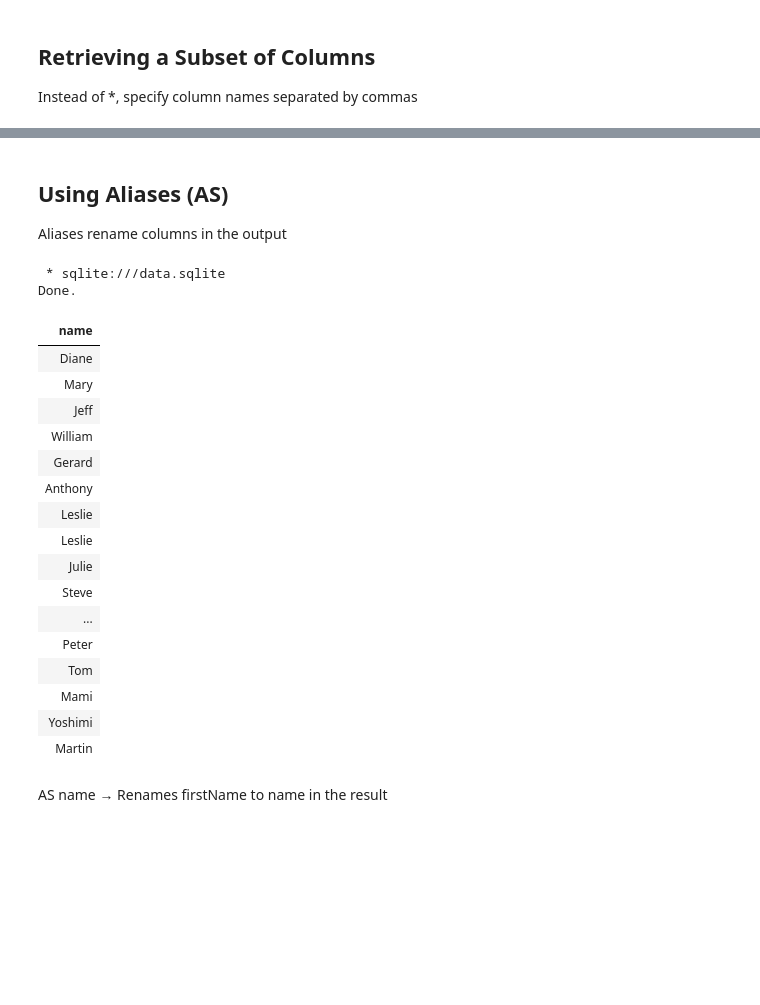
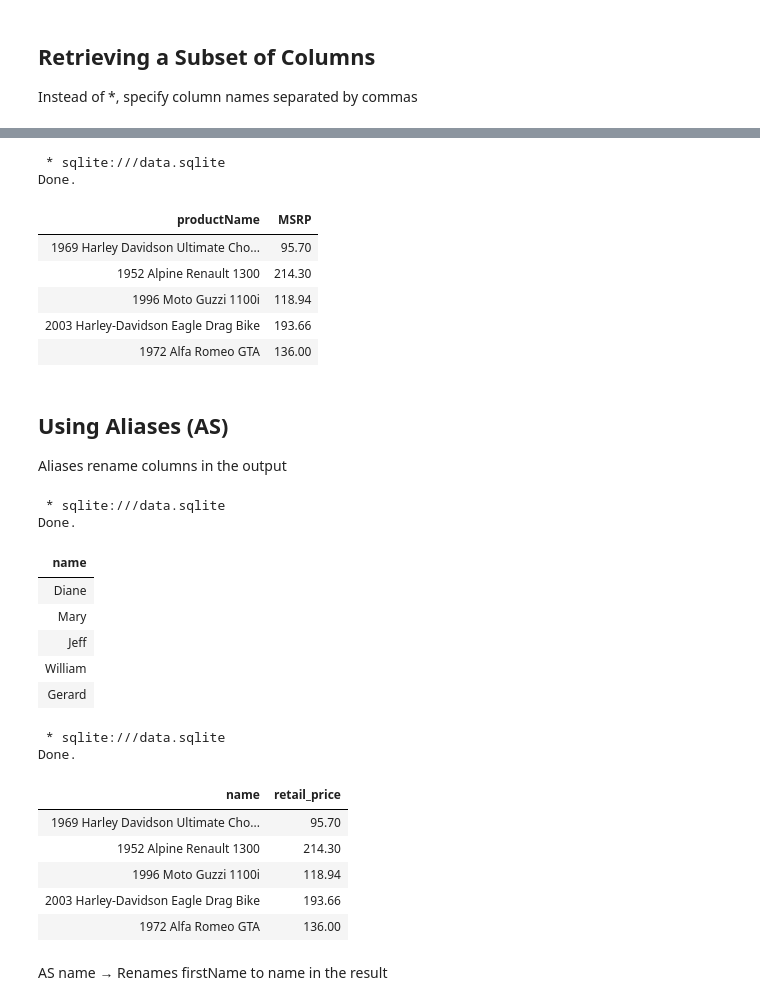
Before and after one commit to karusamuel/intro_to_sql, a Jupyter notebook: index.ipynb, the cells around one changed output, grey strips where cells are left out. Drawn from its saved outputs; the diff is of its cells as text; code cells hidden in the pictures; blank space fills up the shorter version.

```diff
--- a/index.ipynb
+++ b/index.ipynb
@@ -277,3 +307,17 @@ Done.
+# %%
+%%sql
+SELECT productName,MSRP
+FROM products
+LIMIT 5
+# %% [output]
+ * sqlite:///data.sqlite
+Done.
+| productName | MSRP |
+| 1969 Harley Davidson Ultimate Cho... | 95.70 |
+| 1952 Alpine Renault 1300 | 214.30 |
+| 1996 Moto Guzzi 1100i | 118.94 |
+| 2003 Harley-Davidson Eagle Drag Bike | 193.66 |
+| 1972 Alfa Romeo GTA | 136.00 |
 # %% [markdown]
 ## Using Aliases (AS)
 
@@ -281,27 +325,31 @@ Aliases rename columns in the output
 # %%
 %%sql
 SELECT firstName AS name
-FROM employees;
+FROM employees
+LIMIT 5
 # %% [output]
  * sqlite:///data.sqlite
 Done.
 | name |
 | Diane |
 | Mary |
 | Jeff |
 | William |
 | Gerard |
-| Anthony |
-| Leslie |
-| Leslie |
-| Julie |
-| Steve |
-| ... |
-| Peter |
-| Tom |
-| Mami |
-| Yoshimi |
-| Martin |
+# %%
+%%sql
+SELECT productName as name ,MSRP AS retail_price
+FROM products
+LIMIT 5
+# %% [output]
+ * sqlite:///data.sqlite
+Done.
+| name | retail_price |
+| 1969 Harley Davidson Ultimate Cho... | 95.70 |
+| 1952 Alpine Renault 1300 | 214.30 |
+| 1996 Moto Guzzi 1100i | 118.94 |
+| 2003 Harley-Davidson Eagle Drag Bike | 193.66 |
+| 1972 Alfa Romeo GTA | 136.00 |
 # %% [markdown]
 AS name → Renames firstName to name in the result
 # %% [markdown]
```
Also changed, not shown: parts of 25 cells of this notebook.
